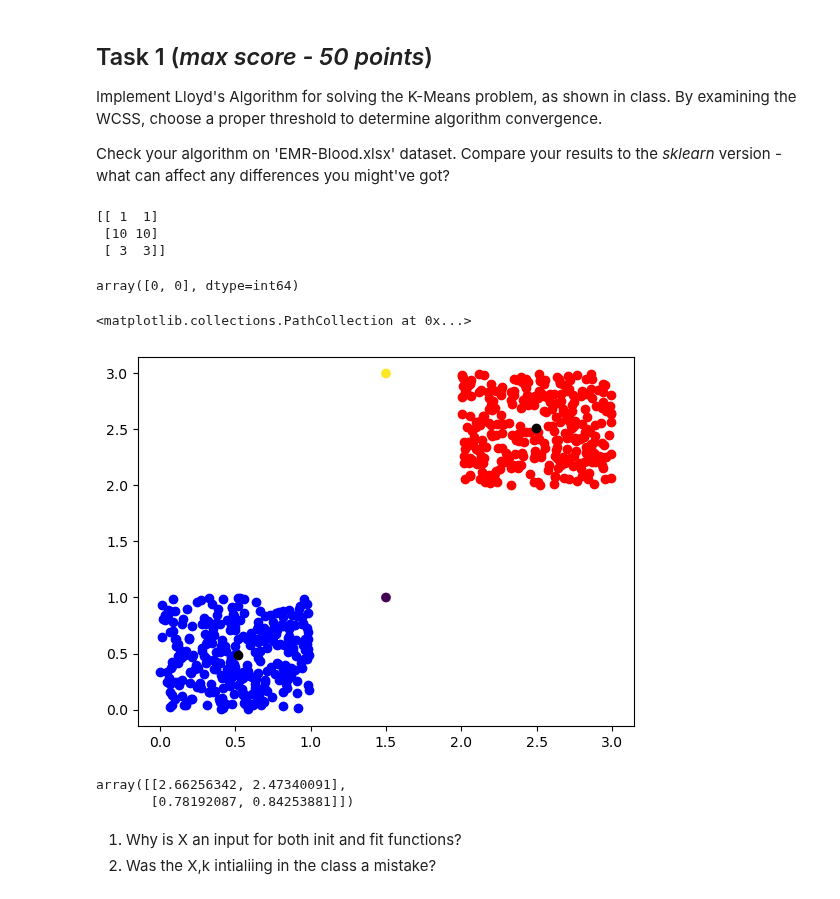
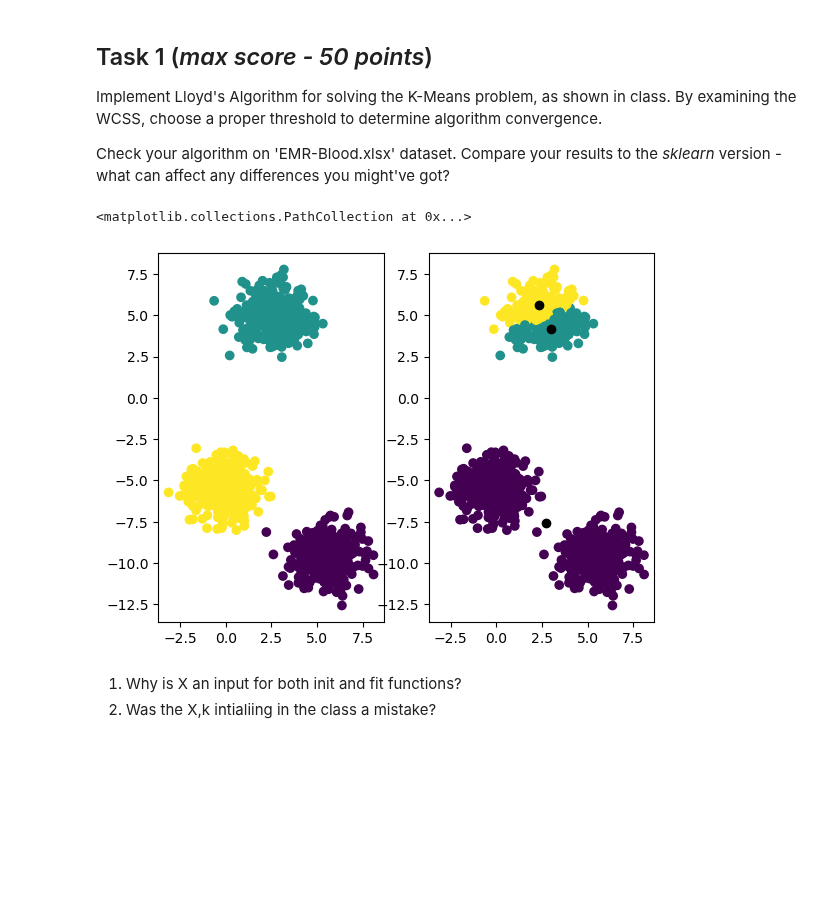
Before and after one commit to tryko/y_data_Itay_asaf_, a Jupyter notebook: Unsupervised_Learning/week_1/HW1_Clustering_ASAF.ipynb, the cells around one changed output. Saved outputs shown, nothing was run; the diff lists cells and outputs as text; code cells hidden in the pictures; blank space fills up the shorter version.

Commit message:
Completed HW1 Clustering Asaf

```diff
--- a/Unsupervised_Learning/week_1/HW1_Clustering_ASAF.ipynb
+++ b/Unsupervised_Learning/week_1/HW1_Clustering_ASAF.ipynb
@@ -79,19 +82,6 @@ Implement  Lloyd's Algorithm for solving the K-Means problem, as shown in class.
 By examining the WCSS, choose a proper threshold to determine algorithm convergence.
 
 Check your algorithm on 'EMR-Blood.xlsx' dataset. Compare your results to the _sklearn_ version - what can affect any differences you might've got?
-# %%
-points =np.array( [[1,1],[10,10],[3,3]])
-clusters = np.array([ [3,3], [7,7]])
-
-
-print(points)
-
-np.argmin(points,axis=0)
-# %% [output]
-[[ 1  1]
- [10 10]
- [ 3  3]]
-array([0, 0], dtype=int64)
 # %%
 # Add your code for task 1 after this line, and keep it in this cell.
 
@@ -120,60 +110,72 @@ class k_means:
         WCSS_curr = 0
         epochs = 0
 
-        # While delta WCSS is more than threshold or more than 1000 epochs were made
-        while np.abs(WCSS_previous - WCSS_curr) > 20 and epochs < 1000:
+        # While delta WCSS is more than threshold or more than 300 epochs were made
+        while np.abs(WCSS_previous - WCSS_curr) > 1 and epochs < 300:
             # update WCSS_previous
             WCSS_previous = WCSS_curr
             epochs+=1
+            WCSS_curr = 0
             # Calculate distance of each point from centroids ( axis 0 is centroid number, axis 1 is data point number)
             distance_matrix = np.sqrt(np.sum((self.centroids[:, None, :] - self.data[None, :, :])**2, axis=-1))
 
             # Assaign closest centroid to each train data point
             self.assaigned_cluster = np.argmin(distance_matrix,axis=0)
 
 
             # Iterate over all centroid
             for centroid_n,centroid in enumerate(self.centroids):
                 # Update current centroid coordinates to the mean of all the points assaigned to that centroid (aka cluster).
 
                 self.centroids[centroid_n] = np.mean(self.data[ self.assaigned_cluster == centroid_n],axis=0)
+
                 # Calculate WCSS
-                centroid_coordinates = np.expand_dims(self.centroids[centroid_n],axis=-1)  ### Expanded to calculate distance
+                centroid_coordinates = np.expand_dims(self.centroids[centroid_n],axis=0)  ### Expanded to calculate distance
                 centroids_points = self.data[self.assaigned_cluster == centroid_n]
-                WCSS_curr += np.sum(np.sum((centroid_coordinates[:, None, :] - centroids_points[None, :, :])**2, axis=-1))
+                WCSS_curr += np.sum(np.sum((centroids_points - centroid_coordinates) **2,axis=1))
 
+            # Test if any centroid has 0 assaigned points, and if so restart centroids initializing
+            if np.any(np.isnan(self.centroids)):
+                for axis in range((self.data.shape[1])):
+                    axis_min = np.min(self.data[:,axis])
+                    axis_max = np.max(self.data[:,axis])
+            # Generate random location for current axis
+                    self.centroids[:,axis] = np.random.uniform(low = axis_min, high = axis_max,size = self.n_clusters)
     def predict(self, X):
         # Calculate distance of each point from centroids (axis 0 is centroid , axis 1 is data points)
         distance_matrix = np.sqrt(np.sum((self.centroids[:, None, :] - X[None, :, :])**2, axis=-1))
 
         # Label data and return output
         return np.argmin(distance_matrix,axis=0)
 
-data1 = np.random.uniform(0,1,size=[300,2])
-data2 = np.random.uniform(2,3,size=[300,2])
-
-data = np.concatenate((data1,data2),axis=0)
-model = k_means(2,data)
-model.fit()
-
-red = data[model.assaigned_cluster == 0]
-blue = data[model.assaigned_cluster == 1]
-test = np.array([ [1.5,1], [1.5,3]])
-centers = model.centroids
-plt.scatter(red[:,0],red[:,1],c='red')
-plt.scatter(blue[:,0],blue[:,1],c='blue')
-plt.scatter(centers[:,0],centers[:,1],c = "black")
 
 
-plt.scatter(test[:,0],test[:,1],c=model.predict(centers))
+from sklearn.datasets import make_blobs
+
+# Set the number of samples, number of features, and number of clusters
+n_samples = 1000
+n_features = 2
+n_clusters = 3
+np.random.seed(10)
+
+# Generate the samples and cluster labels
+samples, labels = make_blobs(n_samples=n_samples, n_features=n_features, centers=n_clusters)
+
+
+# right
+plt.subplot(1,2,1);
+plt.scatter(samples[:,0],samples[:,1],c=labels);
+
+# left
+model = k_means(3,samples)
+model.fit()
+labels = model.predict(samples)
+plt.subplot(1,2,2);
+plt.scatter(samples[:,0],samples[:,1],c=labels);
+plt.scatter(model.centroids[:,0],model.centroids[:,1],c='black')
 # %% [output]
 <matplotlib.collections.PathCollection at 0x...>
-[figure, old version]
+[figure, new version]
-# %%
-test.centroids
-# %% [output]
-array([[2.66256342, 2.47340091],
-       [0.78192087, 0.84253881]])
 # %% [markdown]
 1. Why is X an input for both init and fit functions?
 2. Was the X,k intialiing in the class a mistake?
```
Also changed, not shown: parts of 5 cells of this notebook, 2 other files.
